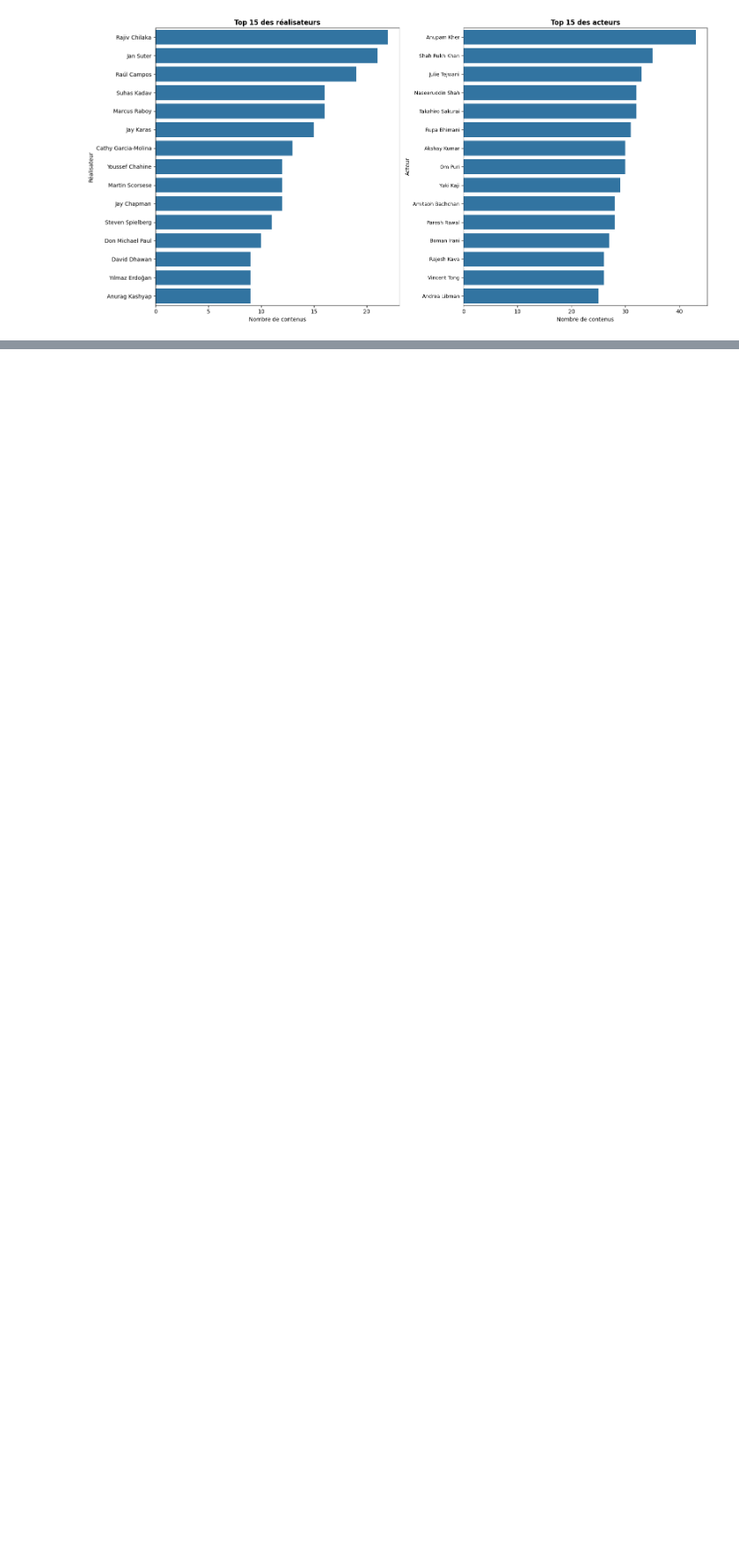
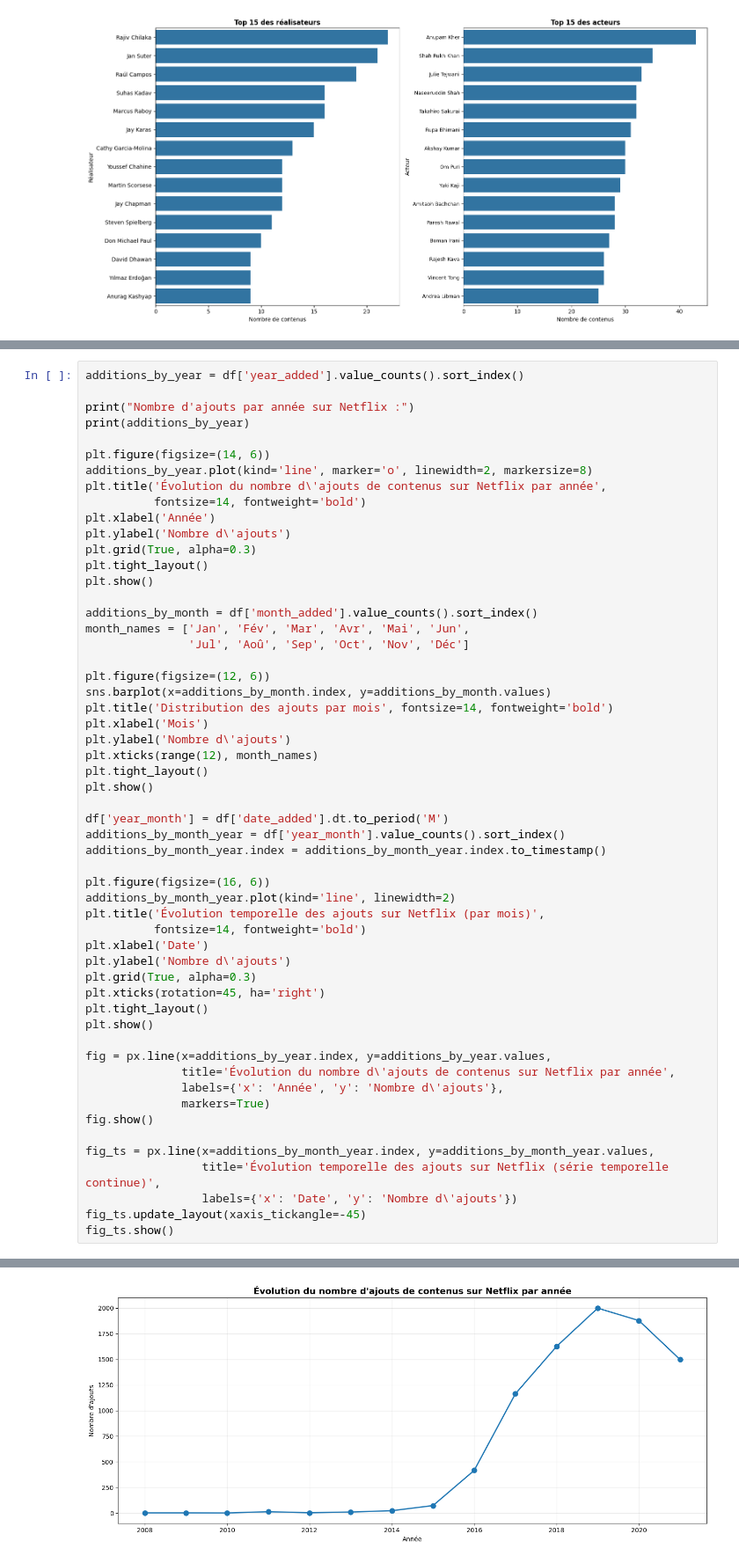
Before and after one commit to LaPoulePunto/netflix-eda-analyse, a Jupyter notebook: main.ipynb, the cells around one changed output, grey strips where cells are left out. Shown at 88% size. Cells and saved outputs as stored; diff of their text form; blank space fills up the shorter version.

Commit message:
Analyse des ajouts par date

```diff
--- a/main.ipynb
+++ b/main.ipynb
@@ -410,0 +413,56 @@ Top 15 des réalisateurs les plus fréquents :
+# %%
+additions_by_year = df['year_added'].value_counts().sort_index()
+
+print("Nombre d'ajouts par année sur Netflix :")
+print(additions_by_year)
+
+plt.figure(figsize=(14, 6))
+additions_by_year.plot(kind='line', marker='o', linewidth=2, markersize=8)
+plt.title('Évolution du nombre d\'ajouts de contenus sur Netflix par année',
+          fontsize=14, fontweight='bold')
+plt.xlabel('Année')
+plt.ylabel('Nombre d\'ajouts')
+plt.grid(True, alpha=0.3)
+plt.tight_layout()
+plt.show()
+
+additions_by_month = df['month_added'].value_counts().sort_index()
+month_names = ['Jan', 'Fév', 'Mar', 'Avr', 'Mai', 'Jun',
+               'Jul', 'Aoû', 'Sep', 'Oct', 'Nov', 'Déc']
+
+plt.figure(figsize=(12, 6))
+sns.barplot(x=additions_by_month.index, y=additions_by_month.values)
+plt.title('Distribution des ajouts par mois', fontsize=14, fontweight='bold')
+plt.xlabel('Mois')
+plt.ylabel('Nombre d\'ajouts')
+plt.xticks(range(12), month_names)
+plt.tight_layout()
+plt.show()
+
+df['year_month'] = df['date_added'].dt.to_period('M')
+additions_by_month_year = df['year_month'].value_counts().sort_index()
+additions_by_month_year.index = additions_by_month_year.index.to_timestamp()
+
+plt.figure(figsize=(16, 6))
+additions_by_month_year.plot(kind='line', linewidth=2)
+plt.title('Évolution temporelle des ajouts sur Netflix (par mois)',
+          fontsize=14, fontweight='bold')
+plt.xlabel('Date')
+plt.ylabel('Nombre d\'ajouts')
+plt.grid(True, alpha=0.3)
+plt.xticks(rotation=45, ha='right')
+plt.tight_layout()
+plt.show()
+
+fig = px.line(x=additions_by_year.index, y=additions_by_year.values,
+              title='Évolution du nombre d\'ajouts de contenus sur Netflix par année',
+              labels={'x': 'Année', 'y': 'Nombre d\'ajouts'},
+              markers=True)
+fig.show()
+
+fig_ts = px.line(x=additions_by_month_year.index, y=additions_by_month_year.values,
+                 title='Évolution temporelle des ajouts sur Netflix (série temporelle continue)',
+                 labels={'x': 'Date', 'y': 'Nombre d\'ajouts'})
+fig_ts.update_layout(xaxis_tickangle=-45)
+fig_ts.show()
+# %% [output]
@@ -410,0 +486 @@ Top 15 des réalisateurs les plus fréquents :
+[figure, added]
```
Also changed, not shown: parts of 3 cells of this notebook.
